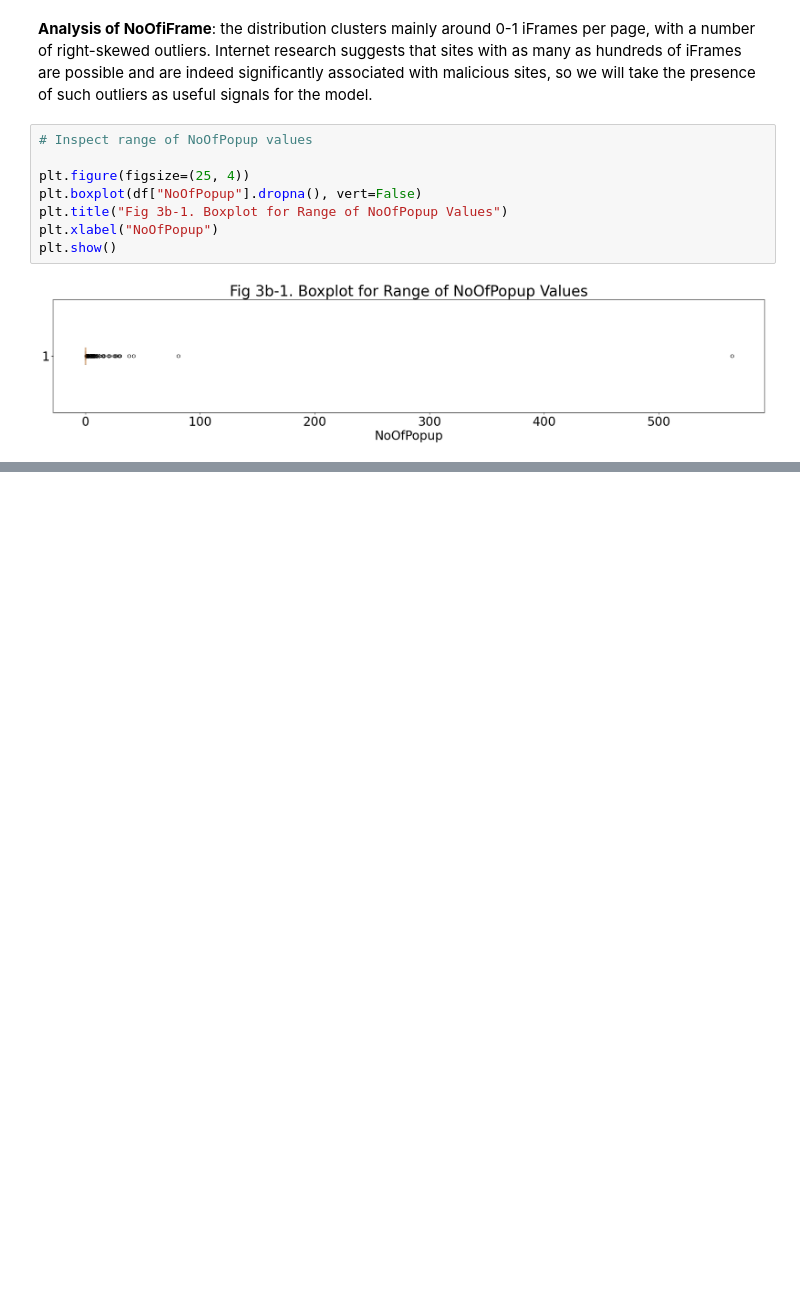
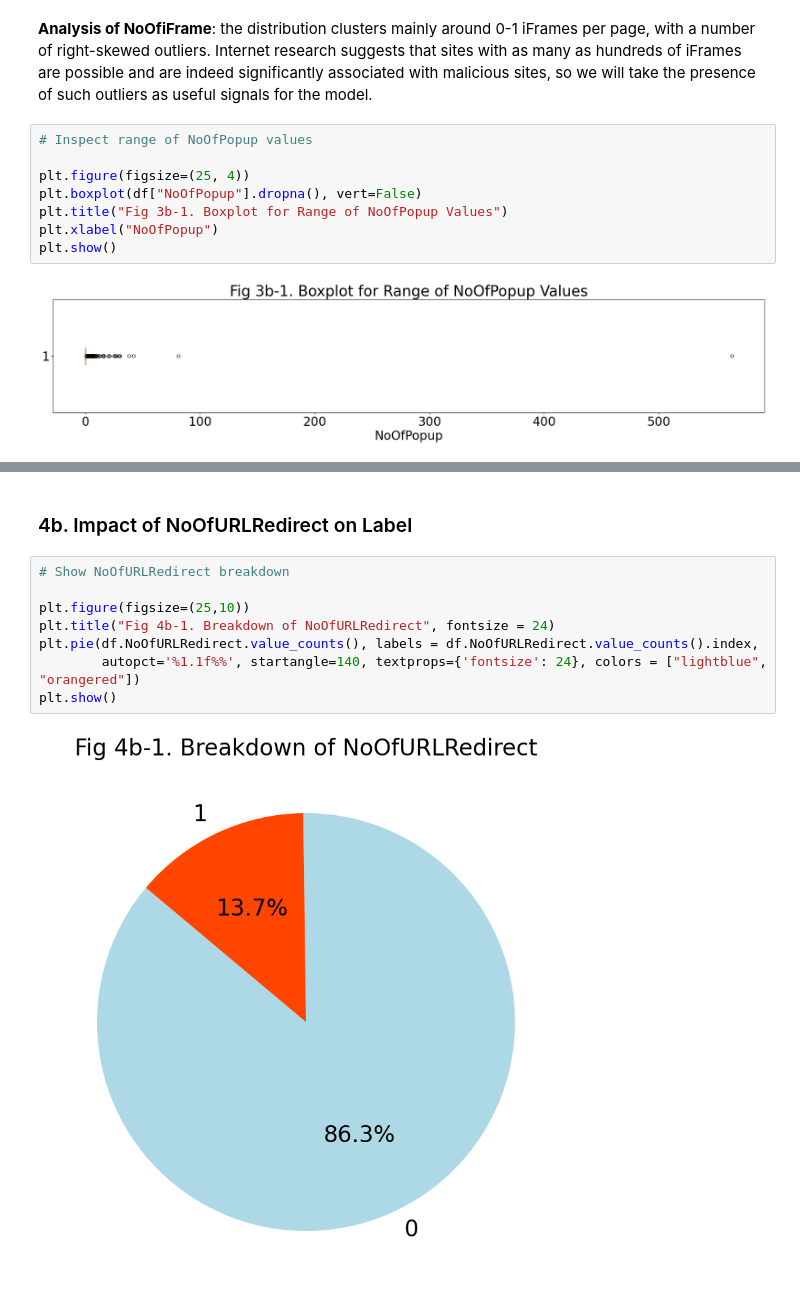
Before and after one commit to yhcchan/aiap22-colin-chan-yip-hang-961g, a Jupyter notebook: eda.ipynb, the cells around one changed output, grey strips where cells are left out. Cells and saved outputs as stored; diff of their text form; blank space fills up the shorter version.

```diff
--- a/eda.ipynb
+++ b/eda.ipynb
@@ -367,0 +478,12 @@ plt.show()
+# %% [markdown]
+### 4b. Impact of NoOfURLRedirect on Label
+# %%
+# Show NoOfURLRedirect breakdown
+
+plt.figure(figsize=(25,10))
+plt.title("Fig 4b-1. Breakdown of NoOfURLRedirect", fontsize = 24)
+plt.pie(df.NoOfURLRedirect.value_counts(), labels = df.NoOfURLRedirect.value_counts().index,
+        autopct='%1.1f%%', startangle=140, textprops={'fontsize': 24}, colors = ["lightblue", "orangered"])
+plt.show()
+# %% [output]
+[figure, added]
```
Also changed, not shown: parts of 35 cells of this notebook.
